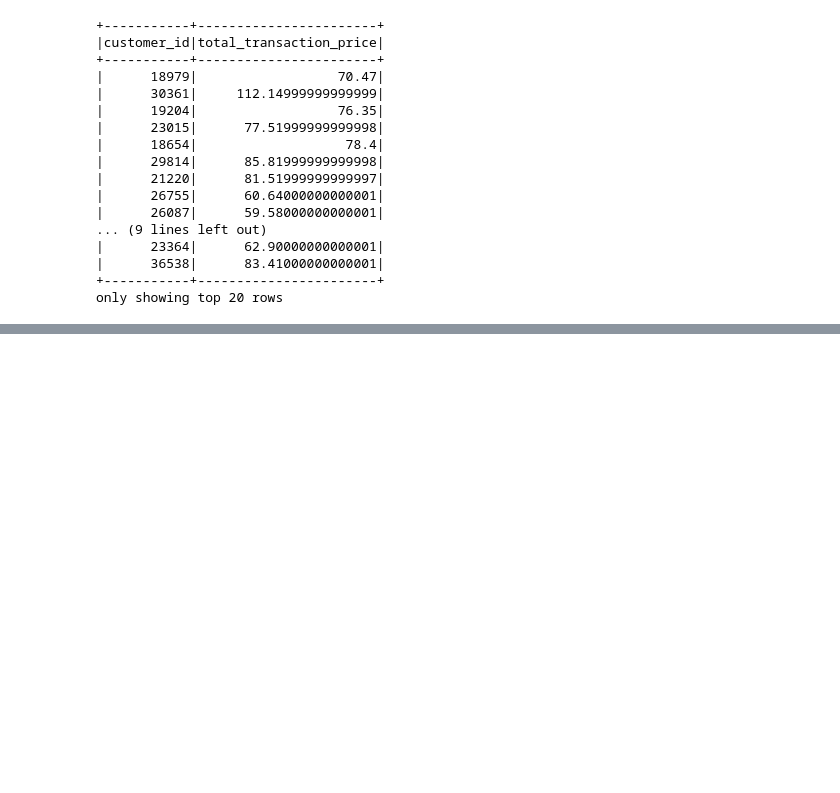
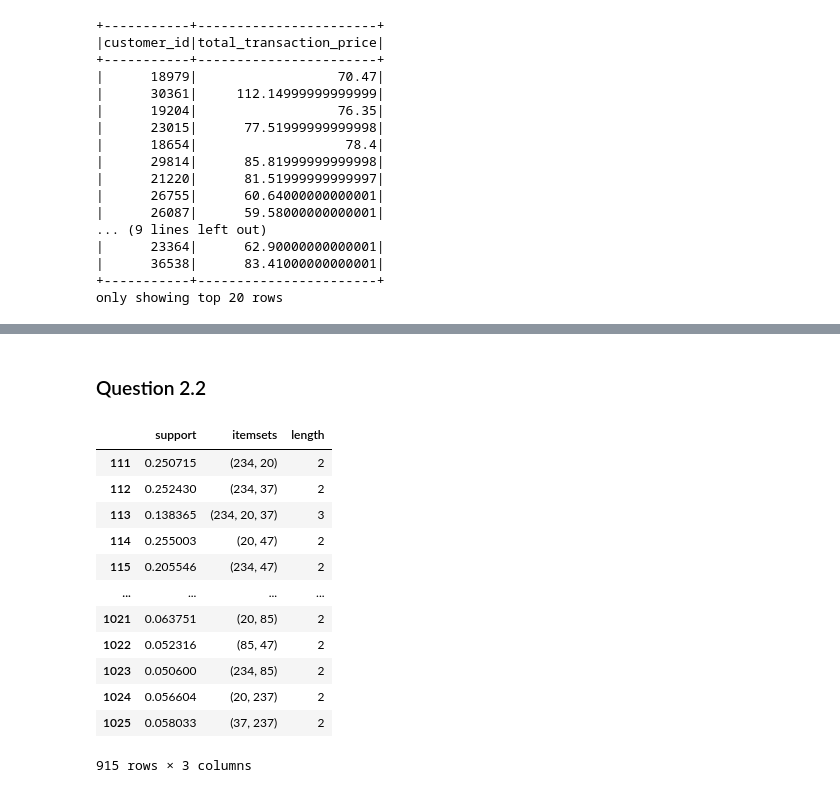
Before and after one commit to praveenkumarbalakrishnan/tasks, a Jupyter notebook: SIG742Task2.ipynb, the cells around one changed output, grey strips where cells are left out. Saved outputs shown, nothing was run; the diff lists cells and outputs as text; code cells hidden in the pictures; blank space fills up the shorter version.

```diff
--- a/SIG742Task2.ipynb
+++ b/SIG742Task2.ipynb
@@ -524,0 +640,2 @@ only showing top 20 rows
+# %% [markdown]
+### Question 2.2
@@ -524,0 +646,21 @@ only showing top 20 rows
+# %%
+# Get frequent itemset transaction_product using mlxtend package
+# fpgrowth will get the frequent itemset from one hot encoded dataframe
+# Filter 1-itemset to get length of itemsets having length > 1
+frequent_itemsets = fpgrowth(transaction_product_df, min_support=0.05)
+frequent_itemsets['length'] = frequent_itemsets['itemsets'].apply(lambda x: len(x))
+frequent_itemsets.query('length > 1')
+# %% [output]
+|  | support | itemsets | length |
+| 111 | 0.250715 | (234, 20) | 2 |
+| 112 | 0.252430 | (234, 37) | 2 |
+| 113 | 0.138365 | (234, 20, 37) | 3 |
+| 114 | 0.255003 | (20, 47) | 2 |
+| 115 | 0.205546 | (234, 47) | 2 |
+| ... | ... | ... | ... |
+| 1021 | 0.063751 | (20, 85) | 2 |
+| 1022 | 0.052316 | (85, 47) | 2 |
+| 1023 | 0.050600 | (234, 85) | 2 |
+| 1024 | 0.056604 | (20, 237) | 2 |
+| 1025 | 0.058033 | (37, 237) | 2 |
+915 rows × 3 columns
```
Also changed, not shown: parts of 22 cells of this notebook.
